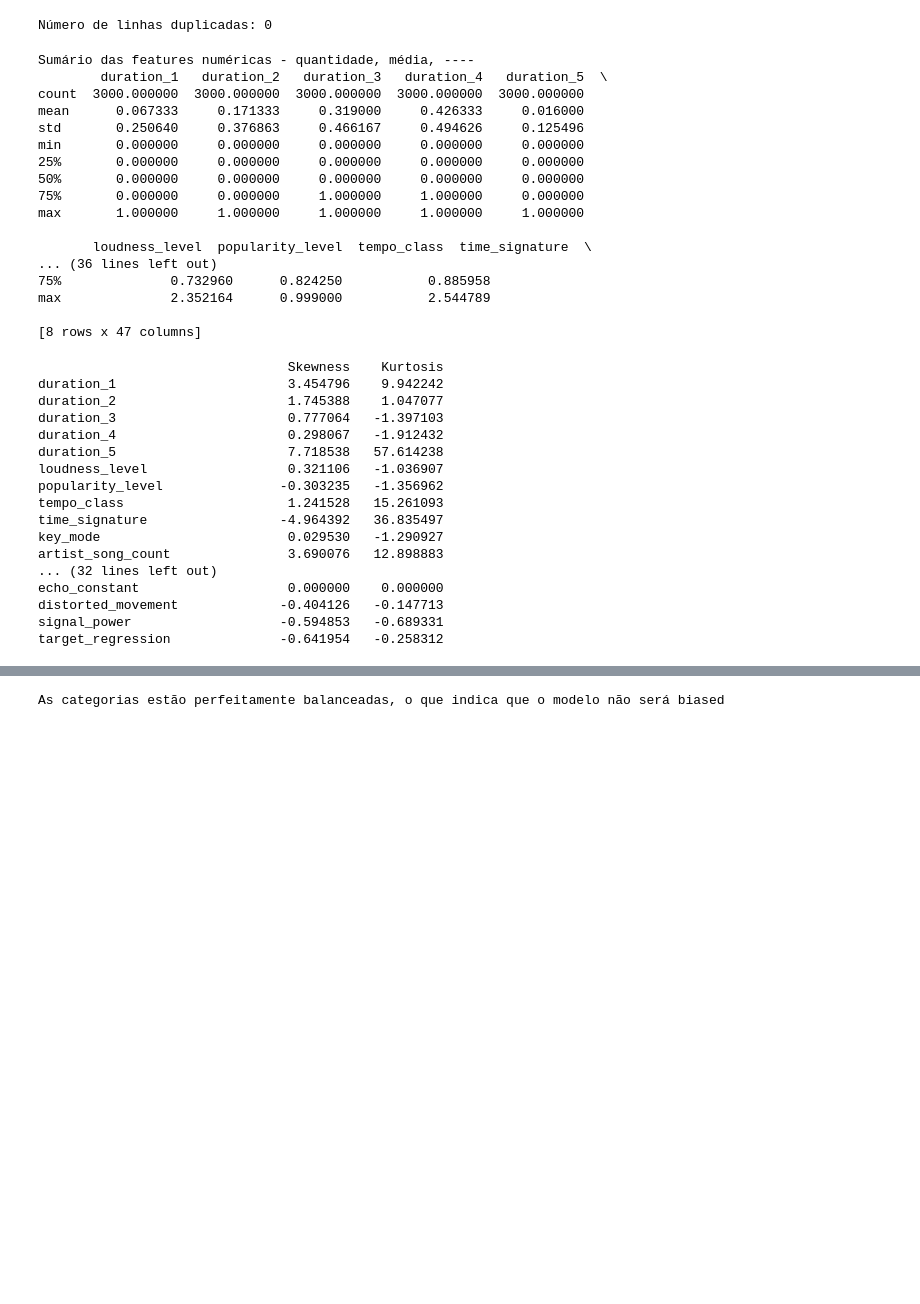
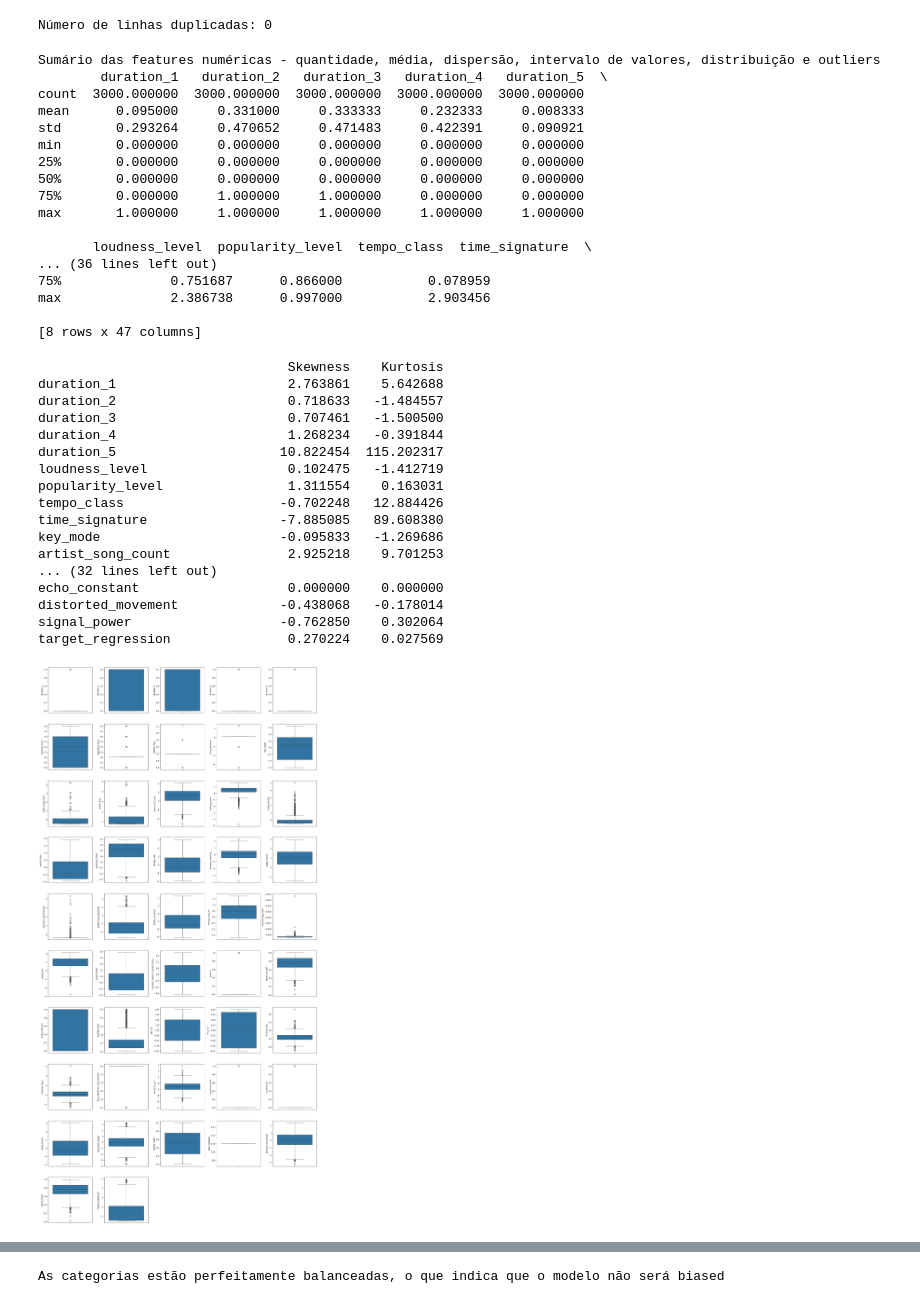
Before and after one commit to acatt-01/APRAU_EFG_B_1230166_1240605_1190995, a Jupyter notebook: descriptive_analysis.ipynb, the cells around one changed output, grey strips where cells are left out. Cells and saved outputs as stored; diff of their text form; code cells hidden in the pictures; blank space fills up the shorter version.

```diff
--- a/descriptive_analysis.ipynb
+++ b/descriptive_analysis.ipynb
@@ -5,7 +5,7 @@ import matplotlib.pyplot as plt
 import seaborn as sns
 # %%
 # load dataset
-data = pd.read_csv('group_22.csv')
+data = pd.read_csv('group_23.csv')
 # %%
 # overview da estrutura básica
 
@@ -61,25 +61,25 @@ categorical_cols = data.select_dtypes(include=['object', 'category']).columns.to
 
 # numerical
 print("Sumário das features numéricas - quantidade, média, dispersão, intervalo de valores, distribuição e outliers")
-numerical_summary = df[numerical_cols].describe()
+numerical_summary = data[numerical_cols].describe()
 print(numerical_summary)
 print("\n")
 # %% [output]
-Sumário das features numéricas - quantidade, média, ----
+Sumário das features numéricas - quantidade, média, dispersão, intervalo de valores, distribuição e outliers
         duration_1   duration_2   duration_3   duration_4   duration_5  \
 count  3000.000000  3000.000000  3000.000000  3000.000000  3000.000000
-mean      0.067333     0.171333     0.319000     0.426333     0.016000
-std       0.250640     0.376863     0.466167     0.494626     0.125496
+mean      0.095000     0.331000     0.333333     0.232333     0.008333
+std       0.293264     0.470652     0.471483     0.422391     0.090921
 min       0.000000     0.000000     0.000000     0.000000     0.000000
 25%       0.000000     0.000000     0.000000     0.000000     0.000000
 50%       0.000000     0.000000     0.000000     0.000000     0.000000
-75%       0.000000     0.000000     1.000000     1.000000     0.000000
+75%       0.000000     1.000000     1.000000     0.000000     0.000000
 max       1.000000     1.000000     1.000000     1.000000     1.000000
 
        loudness_level  popularity_level  tempo_class  time_signature  \
 ... (36 lines left out)
-75%              0.732960      0.824250           0.885958
-max              2.352164      0.999000           2.544789
+75%              0.751687      0.866000           0.078959
+max              2.386738      0.997000           2.903456
 
 [8 rows x 47 columns]
 # %%
@@ -97,19 +97,49 @@ additional_stats = pd.DataFrame({
 print(additional_stats)
 # %% [output]
                                 Skewness    Kurtosis
-duration_1                      3.454796    9.942242
-duration_2                      1.745388    1.047077
-duration_3                      0.777064   -1.397103
-duration_4                      0.298067   -1.912432
-duration_5                      7.718538   57.614238
-loudness_level                  0.321106   -1.036907
-popularity_level               -0.303235   -1.356962
-tempo_class                     1.241528   15.261093
-time_signature                 -4.964392   36.835497
-key_mode                        0.029530   -1.290927
-artist_song_count               3.690076   12.898883
+duration_1                      2.763861    5.642688
+duration_2                      0.718633   -1.484557
+duration_3                      0.707461   -1.500500
+duration_4                      1.268234   -0.391844
+duration_5                     10.822454  115.202317
+loudness_level                  0.102475   -1.412719
+popularity_level                1.311554    0.163031
+tempo_class                    -0.702248   12.884426
+time_signature                 -7.885085   89.608380
+key_mode                       -0.095833   -1.269686
+artist_song_count               2.925218    9.701253
 ... (32 lines left out)
 echo_constant                   0.000000    0.000000
-distorted_movement             -0.404126   -0.147713
-signal_power                   -0.594853   -0.689331
-target_regression              -0.641954   -0.258312
+distorted_movement             -0.438068   -0.178014
+signal_power                   -0.762850    0.302064
+target_regression               0.270224    0.027569
+# %%
+import seaborn as sns
+import matplotlib.pyplot as plt
+from scipy import stats
+# to calculate the grid size based on number of features
+import math
+
+# VISUALIZING OUTLIERS
+
+features = numerical_cols
+n_features = len(features)
+
+# calculate optimal grid size
+n_cols = 5
+n_rows = math.ceil(n_features / n_cols)
+
+fig, axs = plt.subplots(ncols=n_cols, nrows=n_rows, figsize=(20, 4*n_rows))
+axs = axs.flatten()
+
+for index, feature in enumerate(features):
+    sns.boxplot(y=feature, data=data, ax=axs[index])
+
+# hiding any unused subplots
+for index in range(len(features), len(axs)):
+    axs[index].set_visible(False)
+
+plt.tight_layout(pad=0.4, w_pad=0.5, h_pad=5.0)
+plt.show()
+# %% [output]
+[figure, added]
```
Also changed, not shown: parts of 8 cells of this notebook, 3 other files.
